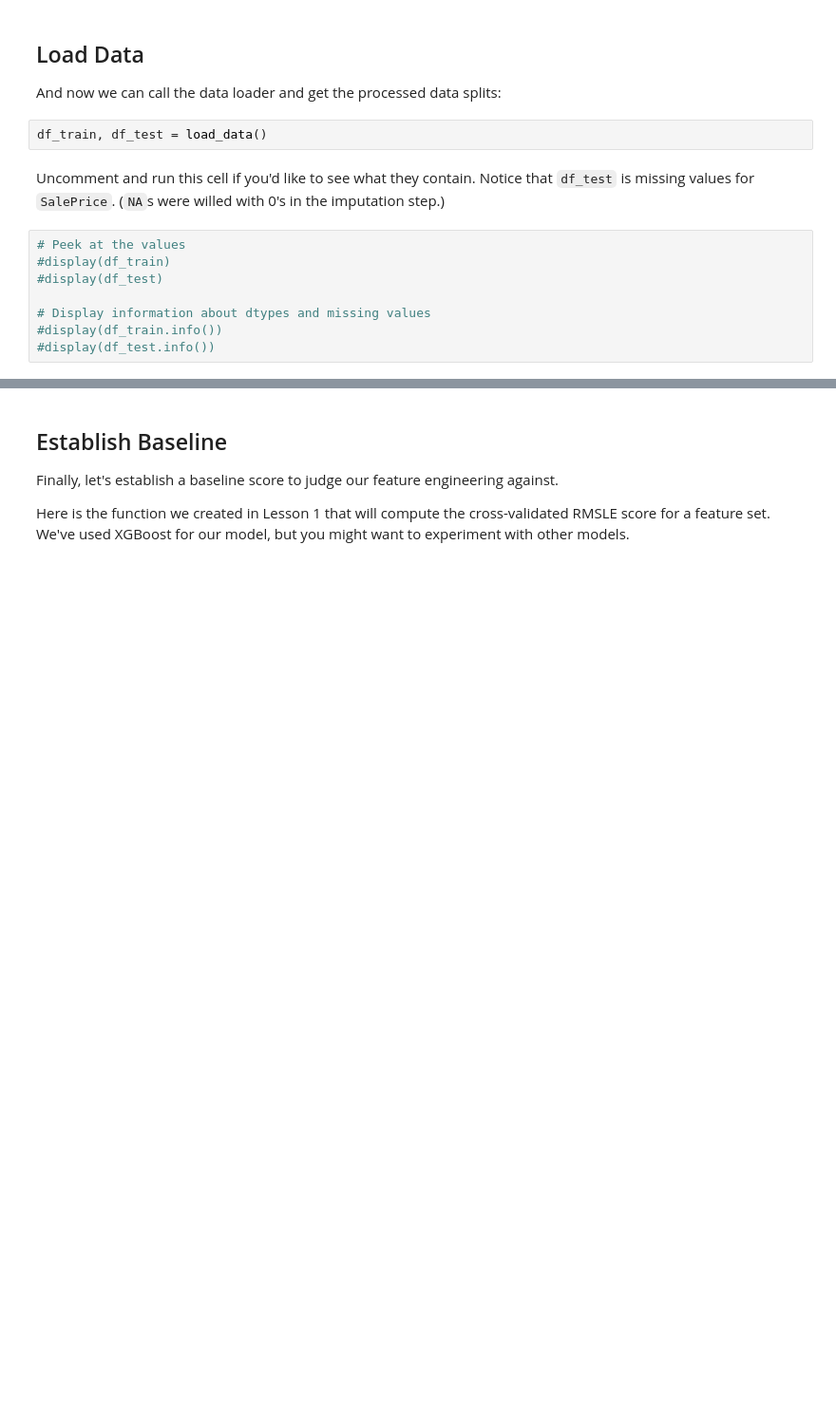
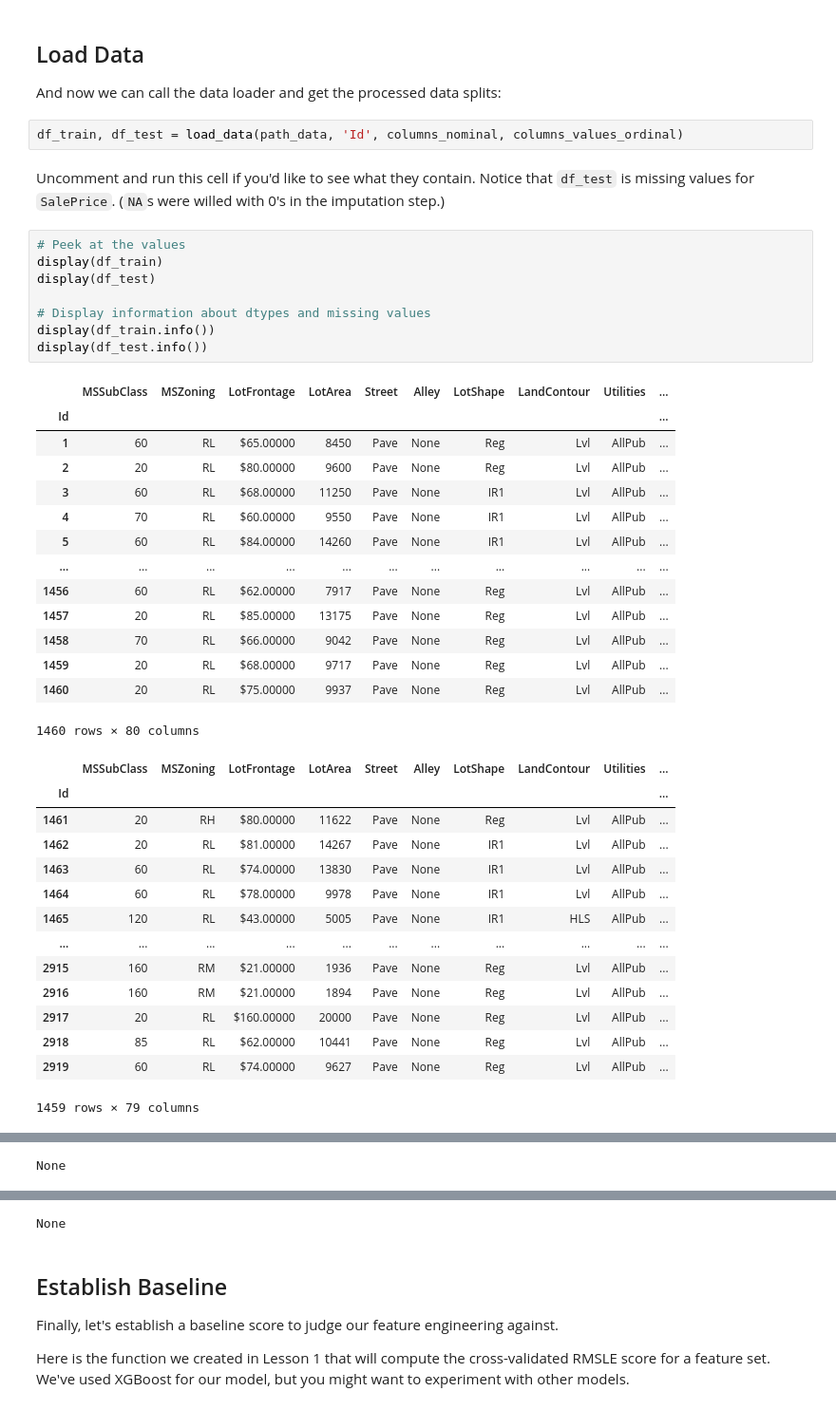
Before and after one commit to antoniograsso21/ml_utils, a Jupyter notebook: notebook/house_prices_advanced_regression_techniques/feature-engineering-for-house-prices.ipynb, the cells around one changed output, grey strips where cells are left out. Shown: that part at 95% size. Drawn from its saved outputs; the diff is of its cells as text; blank space fills up the shorter version.

```diff
--- a/notebook/house_prices_advanced_regression_techniques/feature-engineering-for-house-prices.ipynb
+++ b/notebook/house_prices_advanced_regression_techniques/feature-engineering-for-house-prices.ipynb
@@ -300,15 +323,44 @@ def impute(df):
 
 And now we can call the data loader and get the processed data splits:
 # %%
-df_train, df_test = load_data()
+df_train, df_test = load_data(path_data, 'Id', columns_nominal, columns_values_ordinal)
 # %% [markdown]
 Uncomment and run this cell if you'd like to see what they contain. Notice that `df_test` is
 missing values for `SalePrice`. (`NA`s were willed with 0's in the imputation step.)
 # %%
 # Peek at the values
-#display(df_train)
-#display(df_test)
+display(df_train)
+display(df_test)
 
 # Display information about dtypes and missing values
-#display(df_train.info())
-#display(df_test.info())
+display(df_train.info())
+display(df_test.info())
+# %% [output]
+|  | MSSubClass | MSZoning | LotFrontage | LotArea | Street | Alley | LotShape | LandContour | Utilities | ... |
+| Id |  |  |  |  |  |  |  |  |  | ... |
+| 1 | 60 | RL | $65.00000 | 8450 | Pave | None | Reg | Lvl | AllPub | ... |
+| 2 | 20 | RL | $80.00000 | 9600 | Pave | None | Reg | Lvl | AllPub | ... |
+| 3 | 60 | RL | $68.00000 | 11250 | Pave | None | IR1 | Lvl | AllPub | ... |
+| 4 | 70 | RL | $60.00000 | 9550 | Pave | None | IR1 | Lvl | AllPub | ... |
+| 5 | 60 | RL | $84.00000 | 14260 | Pave | None | IR1 | Lvl | AllPub | ... |
+| ... | ... | ... | ... | ... | ... | ... | ... | ... | ... | ... |
+| 1456 | 60 | RL | $62.00000 | 7917 | Pave | None | Reg | Lvl | AllPub | ... |
+| 1457 | 20 | RL | $85.00000 | 13175 | Pave | None | Reg | Lvl | AllPub | ... |
+| 1458 | 70 | RL | $66.00000 | 9042 | Pave | None | Reg | Lvl | AllPub | ... |
+| 1459 | 20 | RL | $68.00000 | 9717 | Pave | None | Reg | Lvl | AllPub | ... |
+| 1460 | 20 | RL | $75.00000 | 9937 | Pave | None | Reg | Lvl | AllPub | ... |
+1460 rows × 80 columns
+|  | MSSubClass | MSZoning | LotFrontage | LotArea | Street | Alley | LotShape | LandContour | Utilities | ... |
+| Id |  |  |  |  |  |  |  |  |  | ... |
+| 1461 | 20 | RH | $80.00000 | 11622 | Pave | None | Reg | Lvl | AllPub | ... |
+| 1462 | 20 | RL | $81.00000 | 14267 | Pave | None | IR1 | Lvl | AllPub | ... |
+| 1463 | 60 | RL | $74.00000 | 13830 | Pave | None | IR1 | Lvl | AllPub | ... |
+| 1464 | 60 | RL | $78.00000 | 9978 | Pave | None | IR1 | Lvl | AllPub | ... |
+| 1465 | 120 | RL | $43.00000 | 5005 | Pave | None | IR1 | HLS | AllPub | ... |
+| ... | ... | ... | ... | ... | ... | ... | ... | ... | ... | ... |
+| 2915 | 160 | RM | $21.00000 | 1936 | Pave | None | Reg | Lvl | AllPub | ... |
+| 2916 | 160 | RM | $21.00000 | 1894 | Pave | None | Reg | Lvl | AllPub | ... |
+| 2917 | 20 | RL | $160.00000 | 20000 | Pave | None | Reg | Lvl | AllPub | ... |
+| 2918 | 85 | RL | $62.00000 | 10441 | Pave | None | Reg | Lvl | AllPub | ... |
+| 2919 | 60 | RL | $74.00000 | 9627 | Pave | None | Reg | Lvl | AllPub | ... |
+1459 rows × 79 columns
@@ -314,0 +384 @@ missing values for `SalePrice`. (`NA`s were willed with 0's in the imputation st
+None
@@ -315,3 +402,4 @@ missing values for `SalePrice`. (`NA`s were willed with 0's in the imputation st
+None
 # %% [markdown]
 ## Establish Baseline ##
 
```
Also changed, not shown: parts of 17 cells of this notebook, 11 other files.
